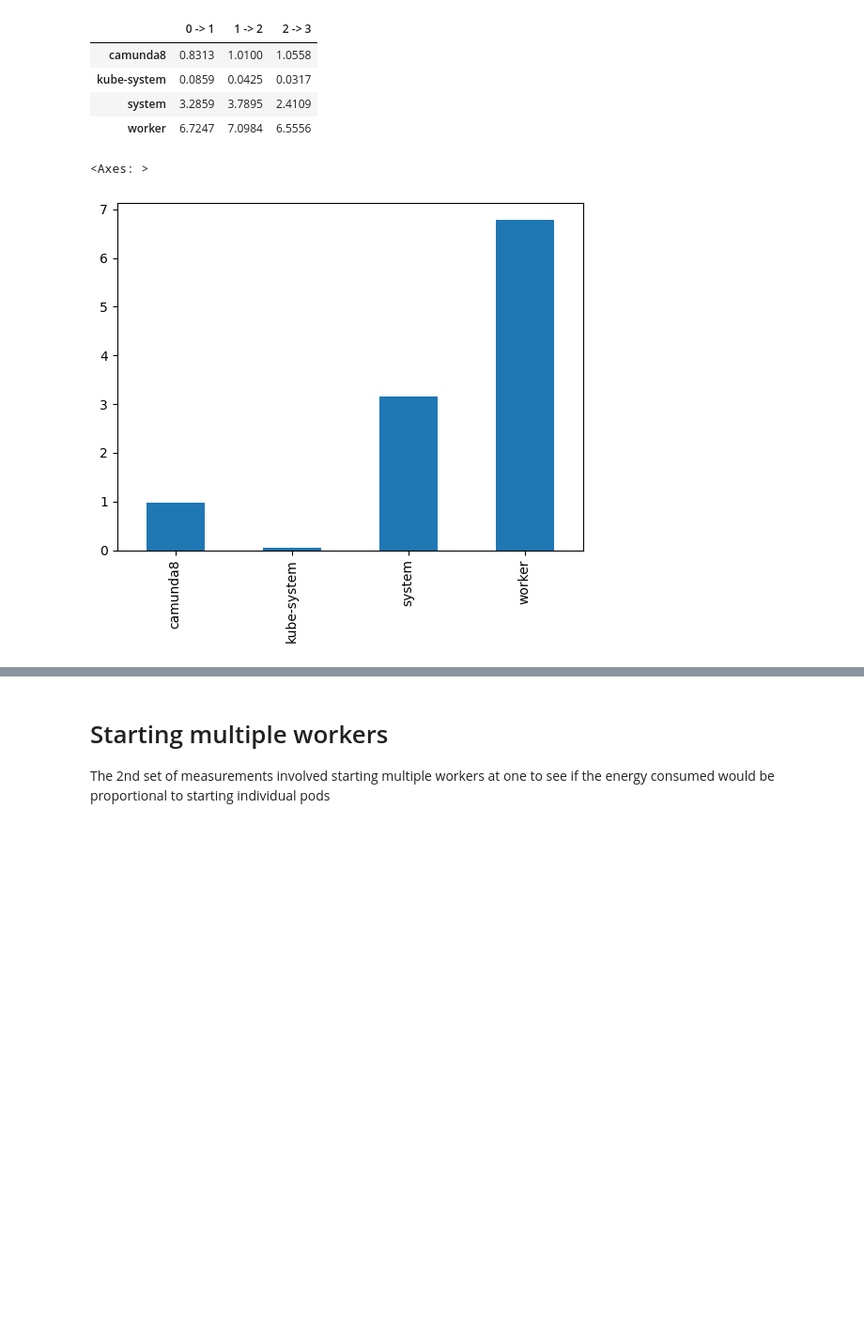
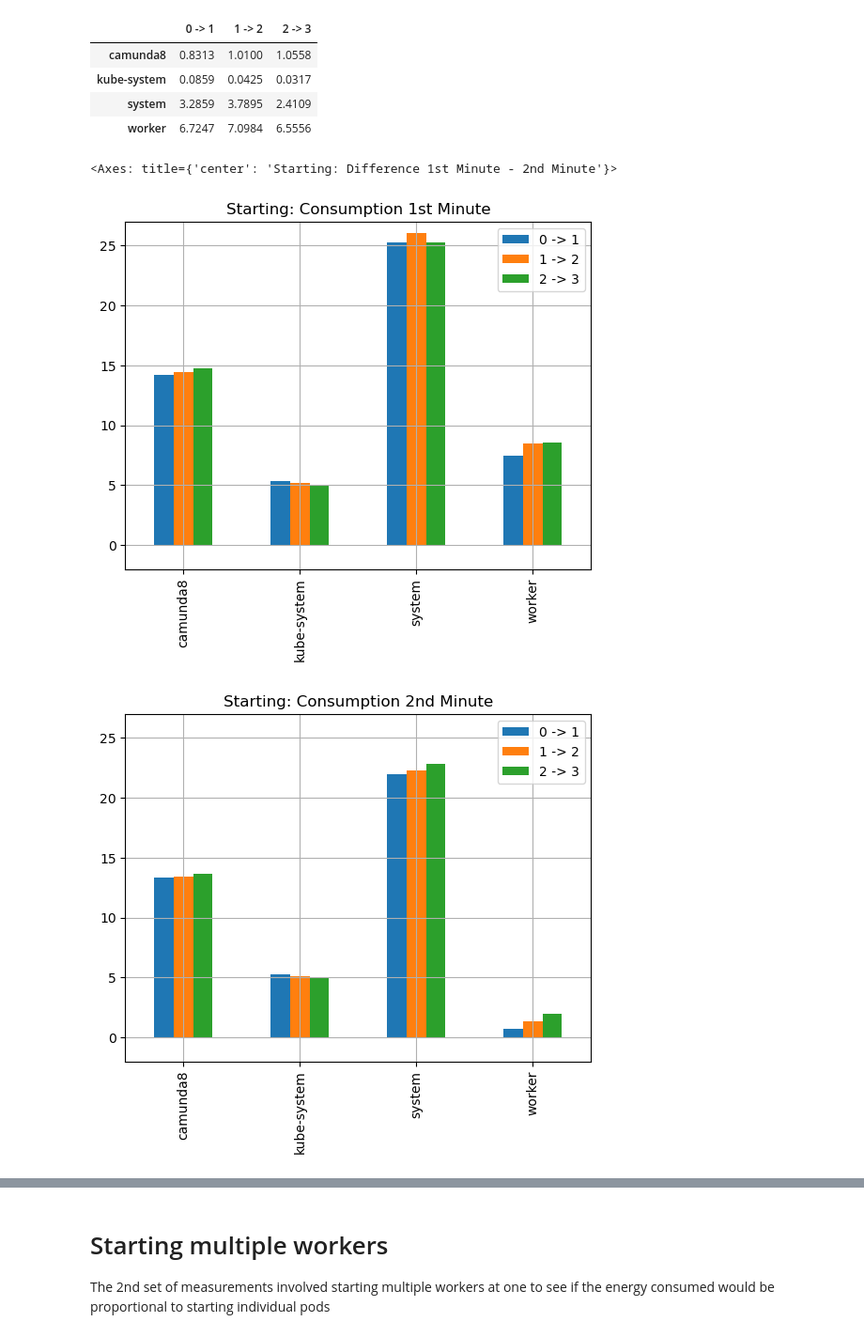
Before and after one commit to JayJabowski/camunda-8-worker-energy-efficiency-analysis, a Jupyter notebook: worker-measurements/Starting_Workers_1.1.ipynb, the cells around one changed output, grey strips where cells are left out. Shown: that part at 94% size. Cells and saved outputs as stored; diff of their text form; code cells hidden in the pictures; blank space fills up the shorter version.

```diff
--- a/worker-measurements/Starting_Workers_1.1.ipynb
+++ b/worker-measurements/Starting_Workers_1.1.ipynb
@@ -260,10 +260,30 @@ diff_in_minutes
 | kube-system | 0.0859 | 0.0425 | 0.0317 |
 | system | 3.2859 | 3.7895 | 2.4109 |
 | worker | 6.7247 | 7.0984 | 6.5556 |
-# %%
-series = diff_in_minutes.mean(axis=1)
-
-series.plot(kind="bar")
-# %% [output]
-<Axes: >
-[figure, removed]
+# %%
+# create average difference
+# series = diff_in_minutes.mean(axis=1)
+# series.plot(kind="bar")
+
+ylim = [ -2, 27 ]
+ylim2 = [ -2, 8 ]
+
+average_start_by_namespace.plot(kind="bar",
+                                     title="Starting: Consumption 1st Minute",
+                                     grid=True,
+                                     ylim=ylim
+                                     )
+average_second_min_by_namespace.plot(kind="bar",
+                                     title="Starting: Consumption 2nd Minute",
+                                     grid=True,
+                                     ylim=ylim
+                                     )
+diff_in_minutes.plot(kind="bar",
+                                     title="Starting: Difference 1st Minute - 2nd Minute",
+                                     grid=True,
+                                     ylim=ylim2
+                                     )
+# %% [output]
+<Axes: title={'center': 'Starting: Difference 1st Minute - 2nd Minute'}>
+[figure, added]
+[figure, added]
```
Also changed, not shown: parts of 3 cells of this notebook, 12 other files.
